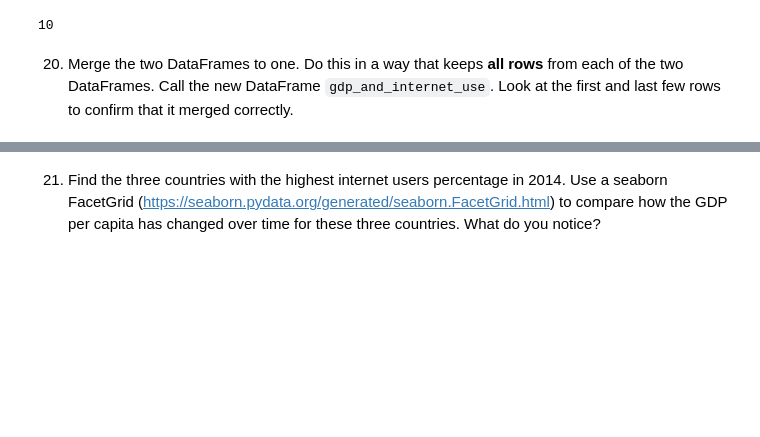
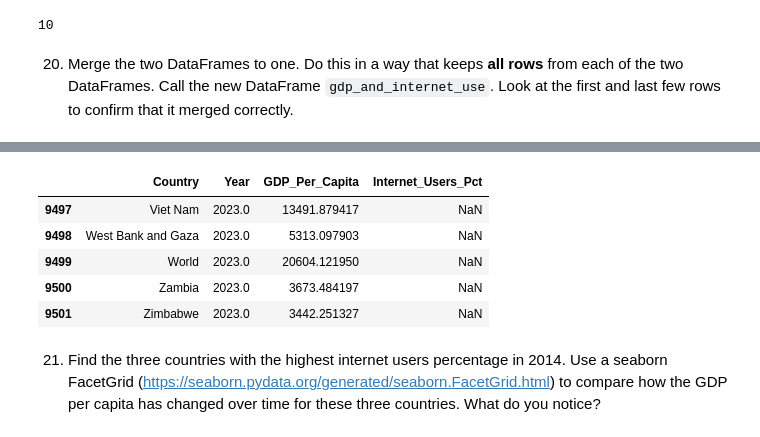
Before and after one commit to NSS-Data-Analytics-Cohort-14/gdp-and-internet-usage-alaurarobinson, a Jupyter notebook: notebooks/alrobinson_un_data.ipynb, the cells around one changed output, grey strips where cells are left out. Saved outputs shown, nothing was run; the diff lists cells and outputs as text; code cells hidden in the pictures; blank space fills up the shorter version.

```diff
--- a/notebooks/alrobinson_un_data.ipynb
+++ b/notebooks/alrobinson_un_data.ipynb
@@ -465,3 +478,12 @@ gdp_and_internet_use.head()
+# %%
+gdp_and_internet_use.tail()
+# %% [output]
+|  | Country | Year | GDP_Per_Capita | Internet_Users_Pct |
+| 9497 | Viet Nam | 2023.0 | 13491.879417 | NaN |
+| 9498 | West Bank and Gaza | 2023.0 | 5313.097903 | NaN |
+| 9499 | World | 2023.0 | 20604.121950 | NaN |
+| 9500 | Zambia | 2023.0 | 3673.484197 | NaN |
+| 9501 | Zimbabwe | 2023.0 | 3442.251327 | NaN |
 # %% [markdown]
 21. Find the three countries with the highest internet users percentage in 2014. Use a seaborn FacetGrid (https://seaborn.pydata.org/generated/seaborn.FacetGrid.html) to compare how the GDP per capita has changed over time for these three countries. What do you notice?
 # %%
```
Also changed, not shown: parts of 11 cells of this notebook.
